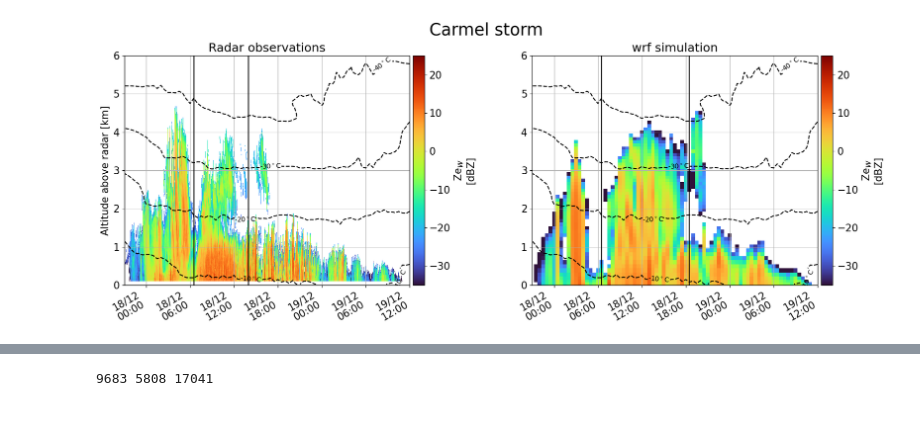
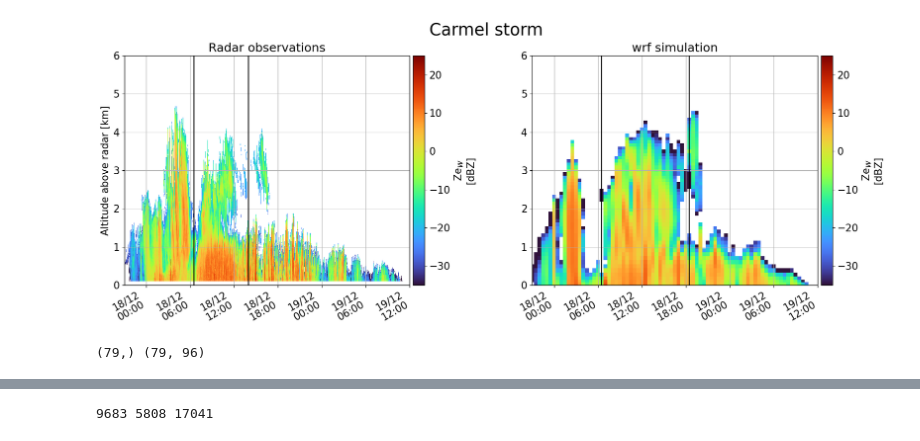
Before and after one commit to eliotperrin/Mixed-phase-cloud-with-CR-SIM, a Jupyter notebook: Comparaison.ipynb, the cells around one changed output, grey strips where cells are left out. Saved outputs shown, nothing was run; the diff lists cells and outputs as text; code cells hidden in the pictures.

```diff
--- a/Comparaison.ipynb
+++ b/Comparaison.ipynb
@@ -77,7 +77,7 @@ warnings.filterwarnings('ignore')
 
 
 ###################################
-# Model Outputs - Pick file       #
+# Model Outputs - Demott       #
 ###################################
 
 # find all files starting with "Output" and ending in ".nc" but not containing "_"
@@ -121,12 +121,23 @@ print(REFL.shape)
 
 REFL[REFL==-999.0] = np.nan; DOPPLER[DOPPLER==-999.0] = np.nan; SP_WIDTH[SP_WIDTH==-999.0] = np.nan
 
-wrf_time = np.arange(np.datetime64('2021-12-17T00:00'), np.datetime64('2021-12-19T12:01'),dtype='datetime64[m]')[::30]
+
+wrf_time = np.arange(np.datetime64('2021-12-17T00:00'), np.datetime64('2021-12-19T12:01'),dtype='datetime64[s]')[::1800]
+spin_up = np.where(wrf_time == np.datetime64('2021-12-17T21:00'))[0][0]  #42
+end = np.where(wrf_time == np.datetime64('2021-12-19T12:00'))[0][0] + 1  #len(wrf_time)
+
+wrf_time = wrf_time[spin_up:end]
+print(wrf_time.shape)
+
+
 
 os.chdir('..')
+os.chdir(os.path.join("/Users/eliotperrin/Desktop/Travail de bachelor/WRF_outputs_VL"))
 ### Read the altitude of the WRF model levels
 # /!\ change this path
-simu_CONTROL = 'wrfout_Helmos_d03_CONTROL_LONGER_VL.nc'
+
+#simu_CONTROL = 'wrfout_Helmos_d03_CONTROL_LONGER_VL_3.nc'
+simu_CONTROL = 'wrfout_Helmos_d03_DEMOTT_VL.nc'
 ncCNT = Dataset(simu_CONTROL)
 
 PHB = np.squeeze(ncCNT.variables["PHB"][0,:])
@@ -143,12 +154,6 @@ for jj in range(len(ZZ)-1):
         dz[kk] = (ZZ[kk+1]-ZZ[kk])/2
         ZZmiddle[kk] = dz[kk] + ZZ[kk]
         kk=kk+1
-
-
-spin_up = 42
-end = 120+1
-
-#os.chdir('..')
 # %% [output]
 120
 (120, 97)
@@ -169,3 +175,4 @@ qvCNT = np.squeeze(ncCNT.variables['QVAPOR'][:])
 tkCNT = ((presCNT / P1000MB)**(RD/CP) * thetCNT)
 
 tCNT = tkCNT - 273.15 #Temperature in Celsius degrees
+tCNT = tCNT[spin_up:end]
@@ -188,14 +273,15 @@ l2_datas = axs[0].axvline((datetime.datetime(2021, 12, 18, 14)), color = 'k')
 axs[0].set_ylim(0,6)
 
 # Isoterm
-cs = axs[0].contour(wrf_time[spin_up:end],ZZmiddle/1000, (tCNT.T)[:,spin_up:end],levels=np.arange(-50, 0,10), colors='black')
-axs[0].clabel(cs, inline=True,fontsize=10, fmt='%d$^\circ$C')
+#cs = axs[0].contour(wrf_time,ZZmiddle/1000,tCNT.T,levels=np.arange(-50, 0,10), colors='black')
+#axs[0].clabel(cs, inline=True,fontsize=10, fmt='%d$^\circ$C')
 
 #axs[0].set_xlim(wrf_time[spin_up],wrf_time[end-1])
 
-im1 = axs[1].pcolormesh(to_np(wrf_time[spin_up:end]),to_np(ZZ)/1000,REFL[spin_up-1:end].T,vmin=-35,vmax=25,cmap='turbo')
+im1 = axs[1].pcolormesh(to_np(wrf_time[0:-1]),to_np(ZZ)/1000,REFL[spin_up:end-1].T,vmin=-35,vmax=25,cmap='turbo')
+# Quand on plot la réfléctivité on fait spin_up:end-1
 
-axs[1].set_xlim(wrf_time[spin_up], wrf_time[end-1])
+axs[1].set_xlim(wrf_time[0], wrf_time[-1])
 axs[1].set_title('wrf simulation')
 
 l1_model = axs[1].axvline((datetime.datetime(2021, 12, 18, 6, 30)), color = 'k')
@@ -210,12 +296,17 @@ xlocator = mdates.MinuteLocator(interval = 360)
 axs[1].xaxis.set_major_locator(xlocator)
 axs[1].xaxis.set_major_formatter(xfmt)
 
-cs = axs[1].contour(wrf_time[spin_up:end],ZZmiddle/1000, (tCNT.T)[:,spin_up:end],levels=np.arange(-50, 0,10), colors='black')
-axs[1].clabel(cs, inline=True,fontsize=10, fmt='%d$^\circ$C')
+#cs = axs[1].contour(wrf_time,ZZmiddle/1000, tCNT.T,levels=np.arange(-50, 0,10), colors='black')
+#axs[1].clabel(cs, inline=True,fontsize=10, fmt='%d$^\circ$C')
+
+
+#im2 = axs[1].pcolormesh(to_np(wrf_time[0:-1]),to_np(ZZ_allsip)/1000,REFL_allsip[spin_up:end-1].T,vmin=-35,vmax=25,cmap='turbo')
 
 
 
 fig.autofmt_xdate()
 plt.colorbar(im1, label=r'Ze$_{W}$'+'\n[dBZ]',pad=.01,ax=axs[1])
 plt.colorbar(im0,label=r'Ze$_{W}$'+'\n[dBZ]',pad=.01,ax=axs[0])
+
+print(wrf_time, tCNT )
 # %% [output]
@@ -223,4 +330,8 @@ plt.colorbar(im0,label=r'Ze$_{W}$'+'\n[dBZ]',pad=.01,ax=axs[0])
-[figure, old version]
+[figure, new version]
+# %%
+print(wrf_time.shape, tCNT.shape)
+# %% [output]
+(79,) (79, 96)
 # %%
 with open('variables.pkl', 'wb') as f:
     pickle.dump((wrf_time[spin_up:end], ZZmiddle/1000, (tCNT.T)[:,spin_up:end]), f)
```
Also changed, not shown: parts of 4 cells of this notebook.
